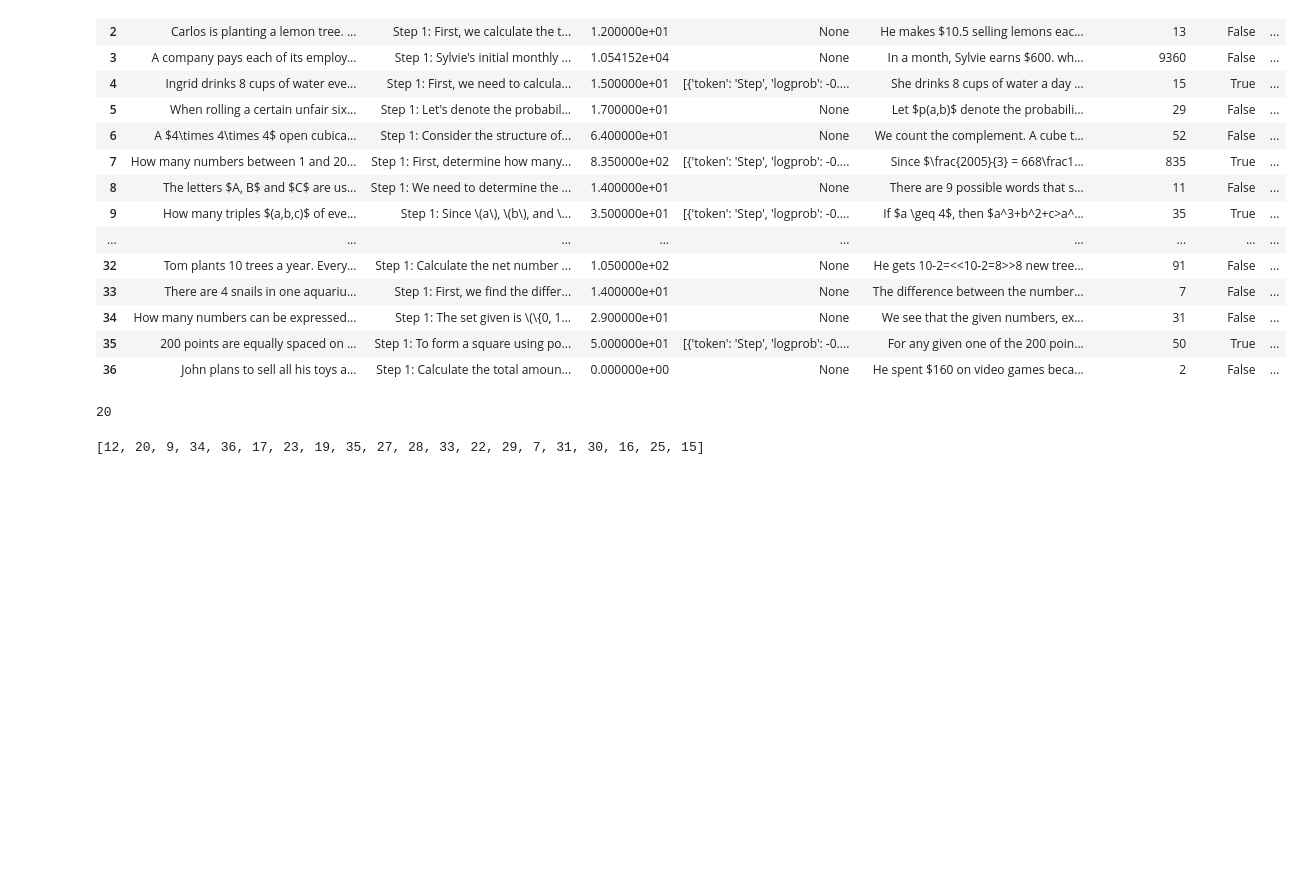
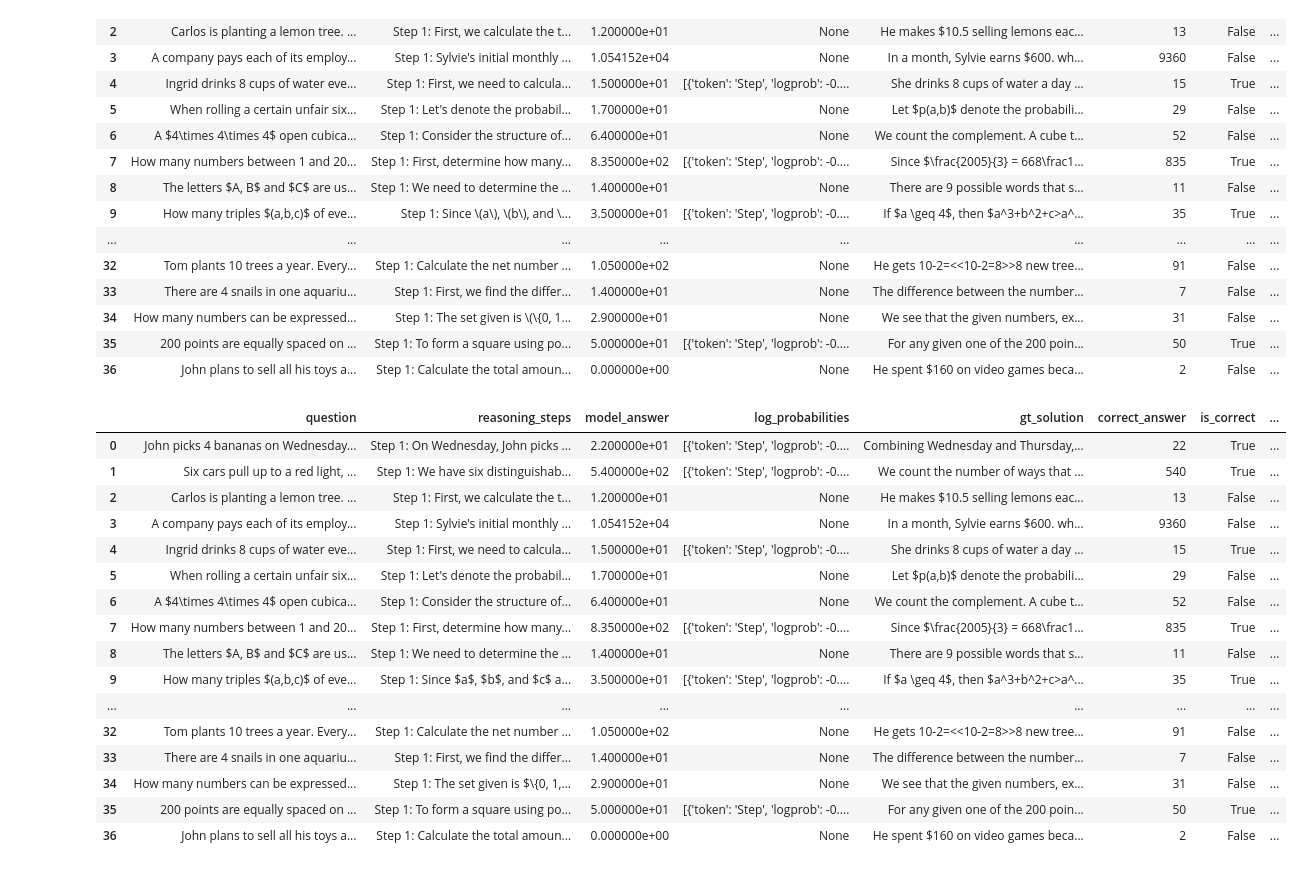
Before and after one commit to zixianma/interactive-chains, a Jupyter notebook: data/select_data.ipynb, the cells around one changed output. Cells and saved outputs as stored; diff of their text form; code cells hidden in the pictures; blank space fills up the shorter version.

```diff
--- a/data/select_data.ipynb
+++ b/data/select_data.ipynb
@@ -298,62 +280,23 @@ final_df
 | 35 | 200 points are equally spaced on ... | Step 1: To form a square using po... | 5.000000e+01 | [{'token': 'Step', 'logprob': -0.... | For any given one of the 200 poin... | 50 | True | ... |
 | 36 | John plans to sell all his toys a... | Step 1: Calculate the total amoun... | 0.000000e+00 | None | He spent $160 on video games beca... | 2 | False | ... |
 # %%
-import random
-import json
-
-def select_indices(file_path="question_bank.jsonl"):
-    """
-    Loads a JSONL file with questions and returns a list of indices that:
-      1. First includes all indices where is_correct == True and dataset != "train"
-      2. Then includes 5 random indices where is_correct == False and dataset == "math"
-      3. Then includes 5 random indices where is_correct == False and dataset == "gsm8k"
-
-    Args:
-        file_path (str): Path to the JSONL file.
-
-    Returns:
-        list: A list of selected indices.
-    """
-    # Load the dataset from JSONL file into a list of dictionaries
-    with open(file_path, "r", encoding="utf-8") as f:
-        data = [json.loads(line.strip()) for line in f]
-
-    # Get indices for correct answers and dataset not 'train'
-    correct_indices = [
-        i for i, entry in enumerate(data)
-        if entry.get("is_correct") is True and entry.get("dataset") != "train"
-    ]
-
-    # Get indices for incorrect answers where dataset is 'math'
-    math_incorrect_indices = [
-        i for i, entry in enumerate(data)
-        if entry.get("is_correct") is False and entry.get("dataset").lower() == "math"
-    ]
-
-    # Get indices for incorrect answers where dataset is 'gsm8k'
-    gsm_incorrect_indices = [
-        i for i, entry in enumerate(data)
-        if entry.get("is_correct") is False and entry.get("dataset").lower() == "gsm8k"
-    ]
-
-    # Randomly sample 5 indices from math_incorrect_indices if available
-    math_sampled = random.sample(math_incorrect_indices, 5) if len(math_incorrect_indices) >= 5 else math_incorrect_indices
-
-    # Randomly sample 5 indices from gsm_incorrect_indices if available
-    gsm_sampled = random.sample(gsm_incorrect_indices, 5) if len(gsm_incorrect_indices) >= 5 else gsm_incorrect_indices
-
-    # Concatenate the indices list in the specified order
-    selected_indices = correct_indices + math_sampled + gsm_sampled
-
-    random.shuffle(selected_indices)
-
-    return selected_indices
-
-
-
-indices = select_indices("question_bank.jsonl")
-print(len(indices))
-indices
+df = pd.read_json("question_bank.jsonl", lines=True)
+df
 # %% [output]
-20
-[12, 20, 9, 34, 36, 17, 23, 19, 35, 27, 28, 33, 22, 29, 7, 31, 30, 16, 25, 15]
+|  | question | reasoning_steps | model_answer | log_probabilities | gt_solution | correct_answer | is_correct | ... |
+| 0 | John picks 4 bananas on Wednesday... | Step 1: On Wednesday, John picks ... | 2.200000e+01 | [{'token': 'Step', 'logprob': -0.... | Combining Wednesday and Thursday,... | 22 | True | ... |
+| 1 | Six cars pull up to a red light, ... | Step 1: We have six distinguishab... | 5.400000e+02 | [{'token': 'Step', 'logprob': -0.... | We count the number of ways that ... | 540 | True | ... |
+| 2 | Carlos is planting a lemon tree. ... | Step 1: First, we calculate the t... | 1.200000e+01 | None | He makes $10.5 selling lemons eac... | 13 | False | ... |
+| 3 | A company pays each of its employ... | Step 1: Sylvie's initial monthly ... | 1.054152e+04 | None | In a month, Sylvie earns $600. wh... | 9360 | False | ... |
+| 4 | Ingrid drinks 8 cups of water eve... | Step 1: First, we need to calcula... | 1.500000e+01 | [{'token': 'Step', 'logprob': -0.... | She drinks 8 cups of water a day ... | 15 | True | ... |
+| 5 | When rolling a certain unfair six... | Step 1: Let's denote the probabil... | 1.700000e+01 | None | Let $p(a,b)$ denote the probabili... | 29 | False | ... |
+| 6 | A $4\times 4\times 4$ open cubica... | Step 1: Consider the structure of... | 6.400000e+01 | None | We count the complement. A cube t... | 52 | False | ... |
+| 7 | How many numbers between 1 and 20... | Step 1: First, determine how many... | 8.350000e+02 | [{'token': 'Step', 'logprob': -0.... | Since $\frac{2005}{3} = 668\frac1... | 835 | True | ... |
+| 8 | The letters $A, B$ and $C$ are us... | Step 1: We need to determine the ... | 1.400000e+01 | None | There are 9 possible words that s... | 11 | False | ... |
+| 9 | How many triples $(a,b,c)$ of eve... | Step 1: Since $a$, $b$, and $c$ a... | 3.500000e+01 | [{'token': 'Step', 'logprob': -0.... | If $a \geq 4$, then $a^3+b^2+c>a^... | 35 | True | ... |
+| ... | ... | ... | ... | ... | ... | ... | ... | ... |
+| 32 | Tom plants 10 trees a year. Every... | Step 1: Calculate the net number ... | 1.050000e+02 | None | He gets 10-2=<<10-2=8>>8 new tree... | 91 | False | ... |
+| 33 | There are 4 snails in one aquariu... | Step 1: First, we find the differ... | 1.400000e+01 | None | The difference between the number... | 7 | False | ... |
+| 34 | How many numbers can be expressed... | Step 1: The set given is $\{0, 1,... | 2.900000e+01 | None | We see that the given numbers, ex... | 31 | False | ... |
+| 35 | 200 points are equally spaced on ... | Step 1: To form a square using po... | 5.000000e+01 | [{'token': 'Step', 'logprob': -0.... | For any given one of the 200 poin... | 50 | True | ... |
+| 36 | John plans to sell all his toys a... | Step 1: Calculate the total amoun... | 0.000000e+00 | None | He spent $160 on video games beca... | 2 | False | ... |
```
Also changed, not shown: parts of 6 cells of this notebook, 5 other files.
